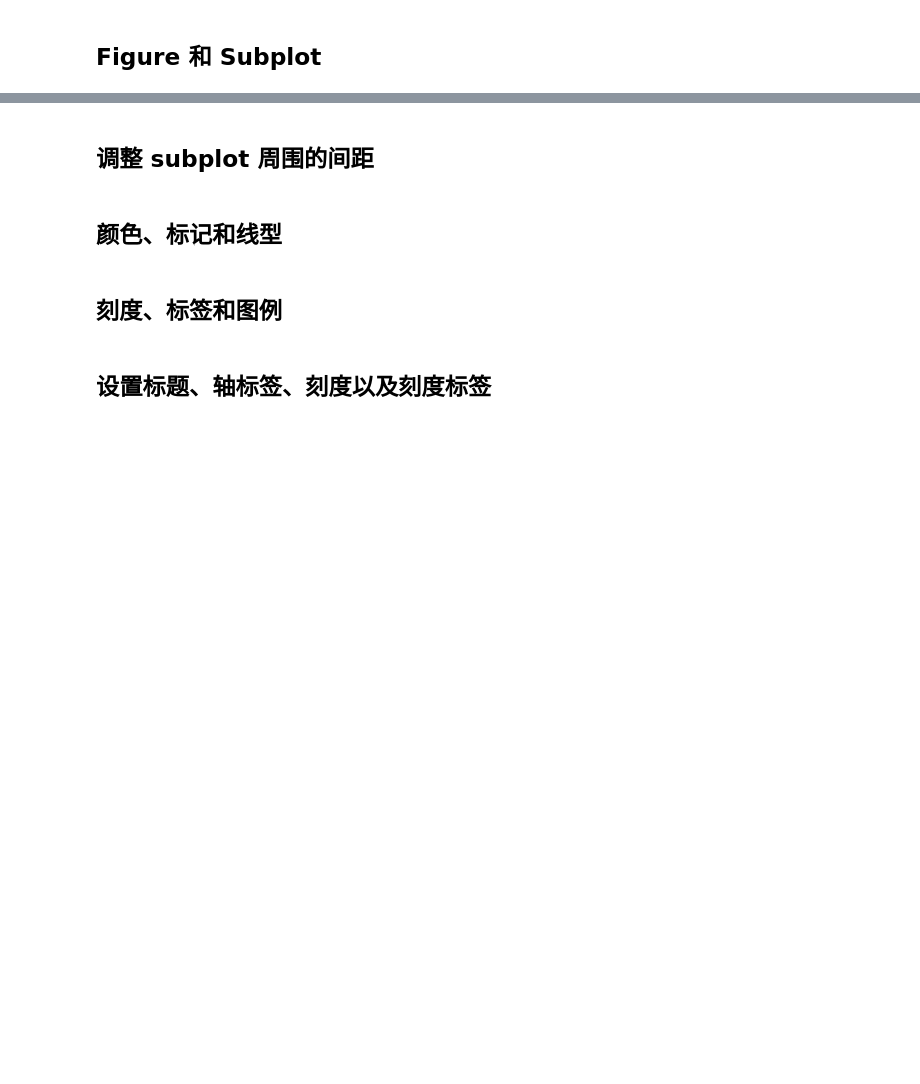
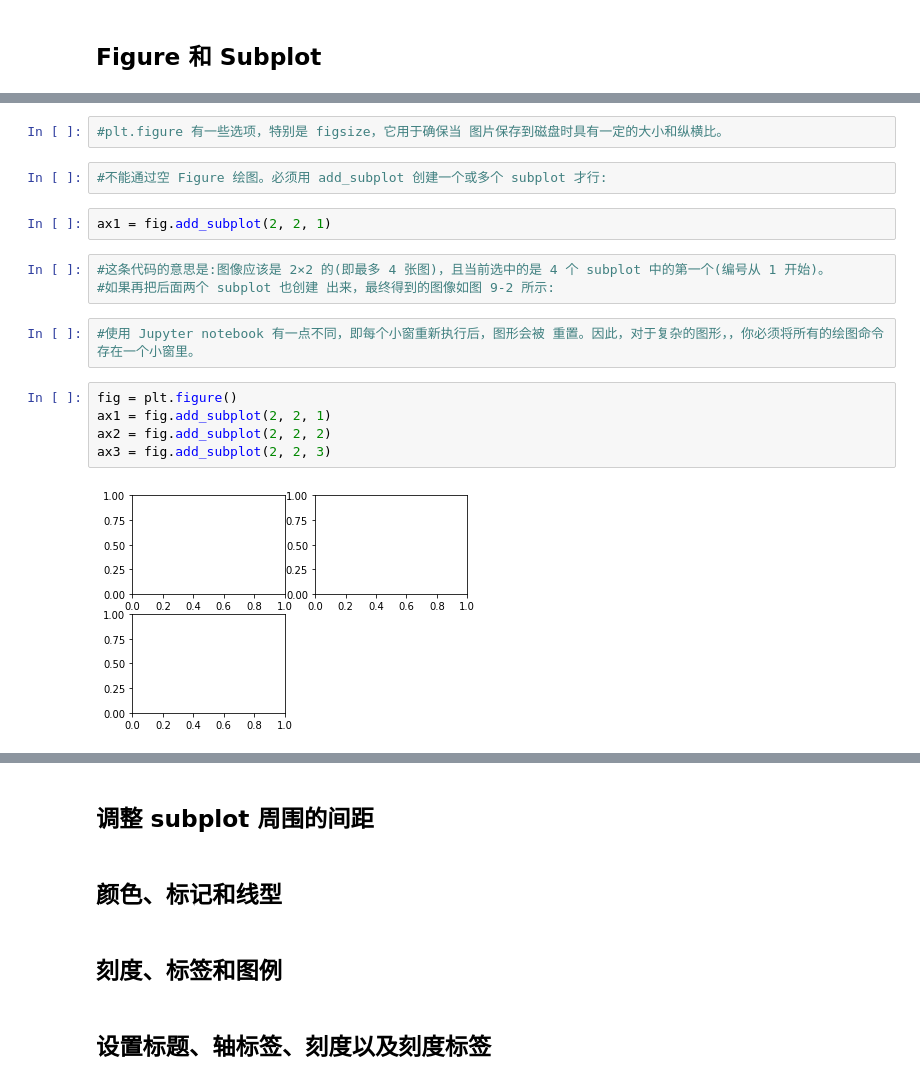
Before and after one commit to meloxl/Python-for-Data-Analysis, a Jupyter notebook: task8-ch09.ipynb, the cells around one changed output, grey strips where cells are left out. Cells and saved outputs as stored; diff of their text form; blank space fills up the shorter version.

```diff
--- a/task8-ch09.ipynb
+++ b/task8-ch09.ipynb
@@ -6,0 +33,18 @@
+# %%
+#plt.figure 有一些选项，特别是 figsize，它用于确保当 图片保存到磁盘时具有一定的大小和纵横比。
+# %%
+#不能通过空 Figure 绘图。必须用 add_subplot 创建一个或多个 subplot 才行:
+# %%
+ax1 = fig.add_subplot(2, 2, 1)
+# %%
+#这条代码的意思是:图像应该是 2×2 的(即最多 4 张图)，且当前选中的是 4 个 subplot 中的第一个(编号从 1 开始)。
+#如果再把后面两个 subplot 也创建 出来，最终得到的图像如图 9-2 所示:
+# %%
+#使用 Jupyter notebook 有一点不同，即每个小窗重新执行后，图形会被 重置。因此，对于复杂的图形，，你必须将所有的绘图命令存在一个小窗里。
+# %%
+fig = plt.figure()
+ax1 = fig.add_subplot(2, 2, 1)
+ax2 = fig.add_subplot(2, 2, 2)
+ax3 = fig.add_subplot(2, 2, 3)
+# %% [output]
+[figure, added]
```
Also changed, not shown: parts of 9 cells of this notebook.
